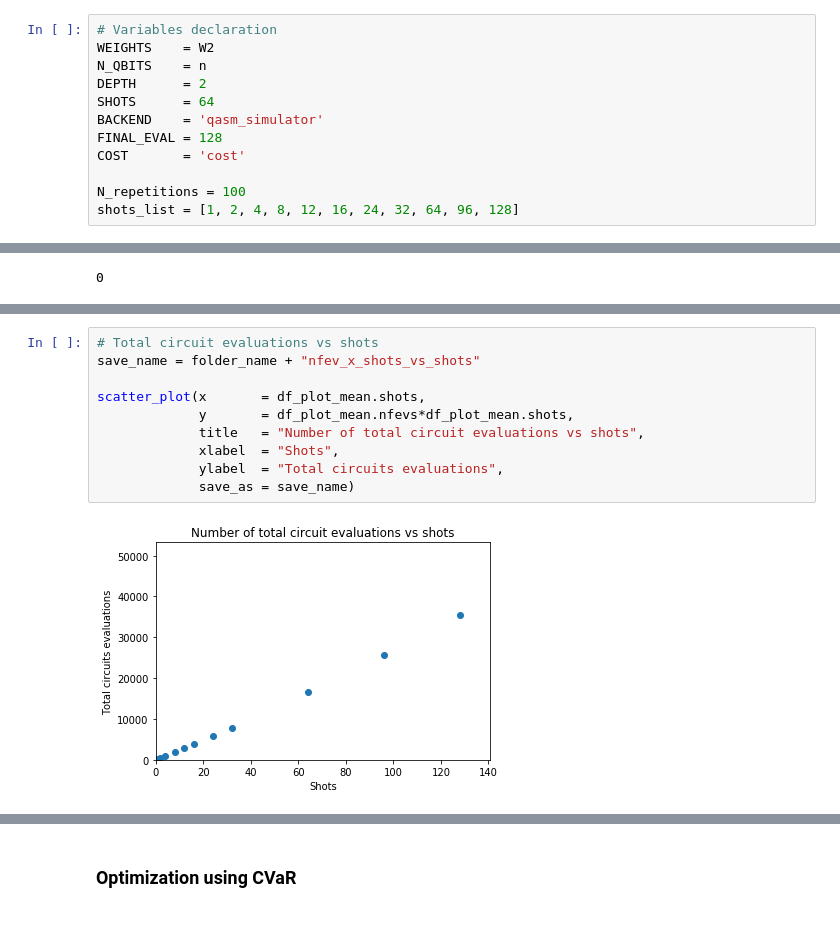
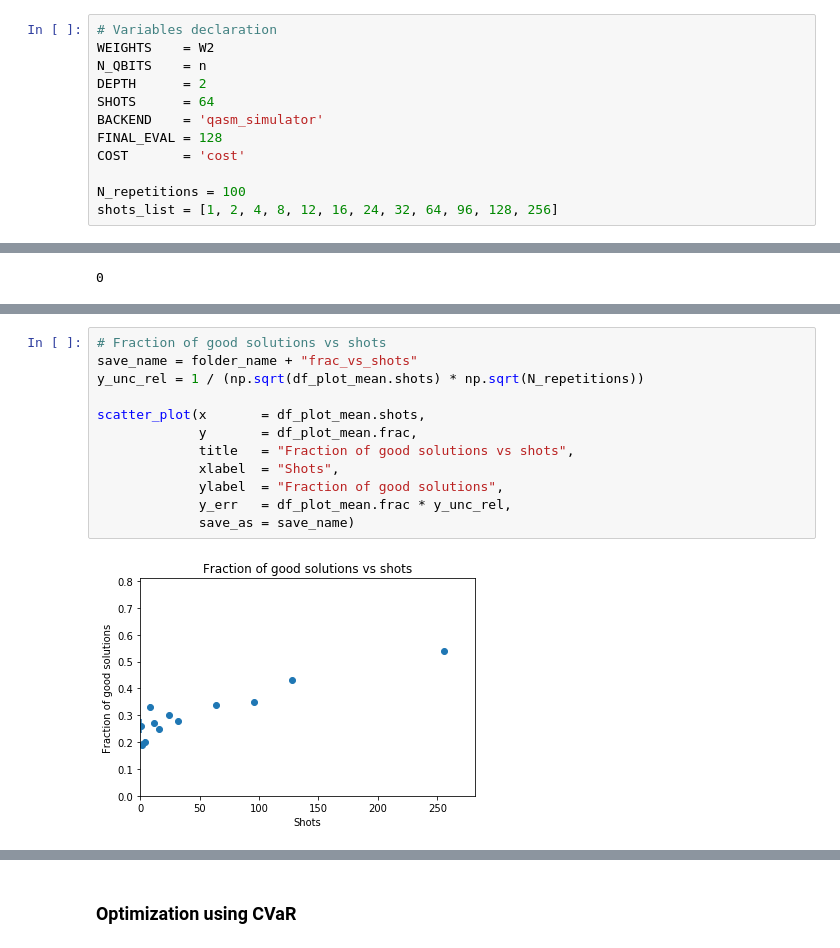
Before and after one commit to NTrevisani/DataScienceMaster, a Jupyter notebook: TFM/MaxCut/Max_Cut_2_new.ipynb, the cells around one changed output, grey strips where cells are left out. Saved outputs shown, nothing was run; the diff lists cells and outputs as text.

Commit message:
error bars and more shots

```diff
--- a/TFM/MaxCut/Max_Cut_2_new.ipynb
+++ b/TFM/MaxCut/Max_Cut_2_new.ipynb
@@ -66,7 +66,7 @@ FINAL_EVAL = 128
 COST       = 'cost'
 
 N_repetitions = 100
-shots_list = [1, 2, 4, 8, 12, 16, 24, 32, 64, 96, 128]
+shots_list = [1, 2, 4, 8, 12, 16, 24, 32, 64, 96, 128, 256]
 # %%
 # A small scan, but we can get some results
 
@@ -128,12 +147,14 @@ scatter_plot(x       = df_plot_mean.shots,
 # %%
-# Total circuit evaluations vs shots
-save_name = folder_name + "nfev_x_shots_vs_shots"
+# Fraction of good solutions vs shots
+save_name = folder_name + "frac_vs_shots"
+y_unc_rel = 1 / (np.sqrt(df_plot_mean.shots) * np.sqrt(N_repetitions))
 
 scatter_plot(x       = df_plot_mean.shots,
-             y       = df_plot_mean.nfevs*df_plot_mean.shots,
-             title   = "Number of total circuit evaluations vs shots",
+             y       = df_plot_mean.frac,
+             title   = "Fraction of good solutions vs shots",
              xlabel  = "Shots",
-             ylabel  = "Total circuits evaluations",
+             ylabel  = "Fraction of good solutions",
+             y_err   = df_plot_mean.frac * y_unc_rel,
              save_as = save_name)
 # %% [output]
-[figure, old version]
+[figure, new version]
```
Also changed, not shown: parts of 24 cells of this notebook, 2 other files.
